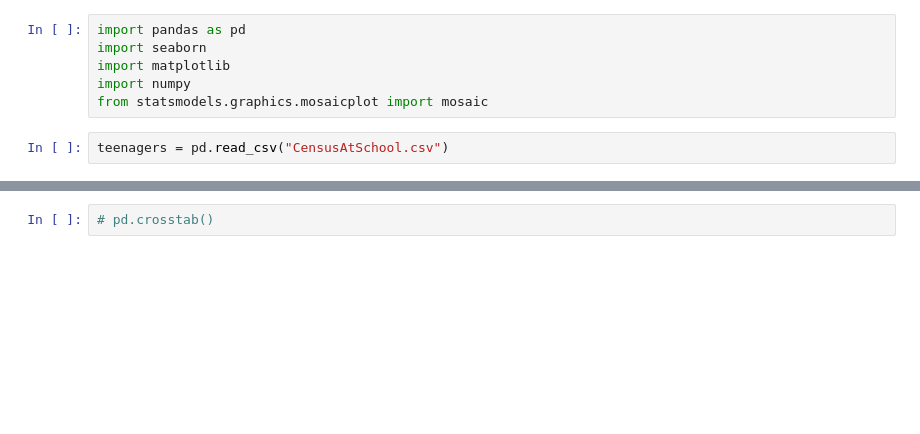
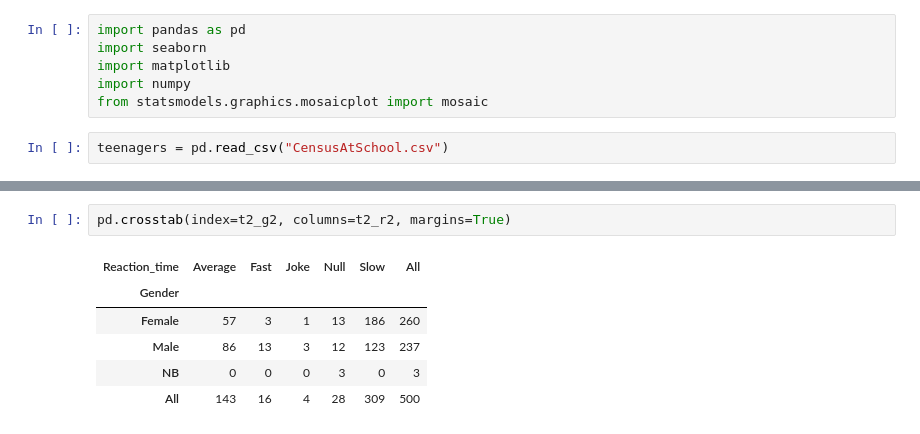
Before and after one commit to DanteSGarrett/AI, a Jupyter notebook: Semester1/Unit1/Teenagers/Teenagers.ipynb, the cells around one changed output, grey strips where cells are left out. Saved outputs shown, nothing was run; the diff lists cells and outputs as text; blank space fills up the shorter version.

```diff
--- a/Semester1/Unit1/Teenagers/Teenagers.ipynb
+++ b/Semester1/Unit1/Teenagers/Teenagers.ipynb
@@ -80,2 +55,9 @@ matplotlib.pyplot.show()
 # %%
-# pd.crosstab()
+pd.crosstab(index=t2_g2, columns=t2_r2, margins=True)
+# %% [output]
+| Reaction_time | Average | Fast | Joke | Null | Slow | All |
+| Gender |  |  |  |  |  |  |
+| Female | 57 | 3 | 1 | 13 | 186 | 260 |
+| Male | 86 | 13 | 3 | 12 | 123 | 237 |
+| NB | 0 | 0 | 0 | 3 | 0 | 3 |
+| All | 143 | 16 | 4 | 28 | 309 | 500 |
```
Also changed, not shown: parts of 4 cells of this notebook.
